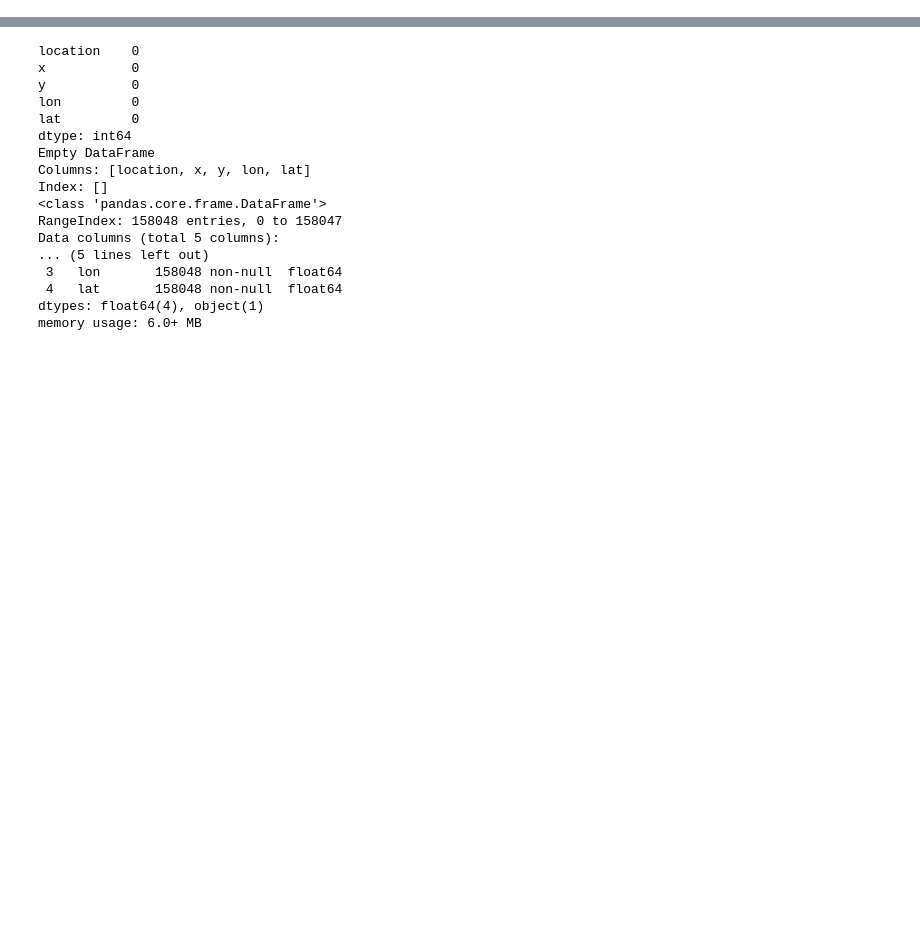
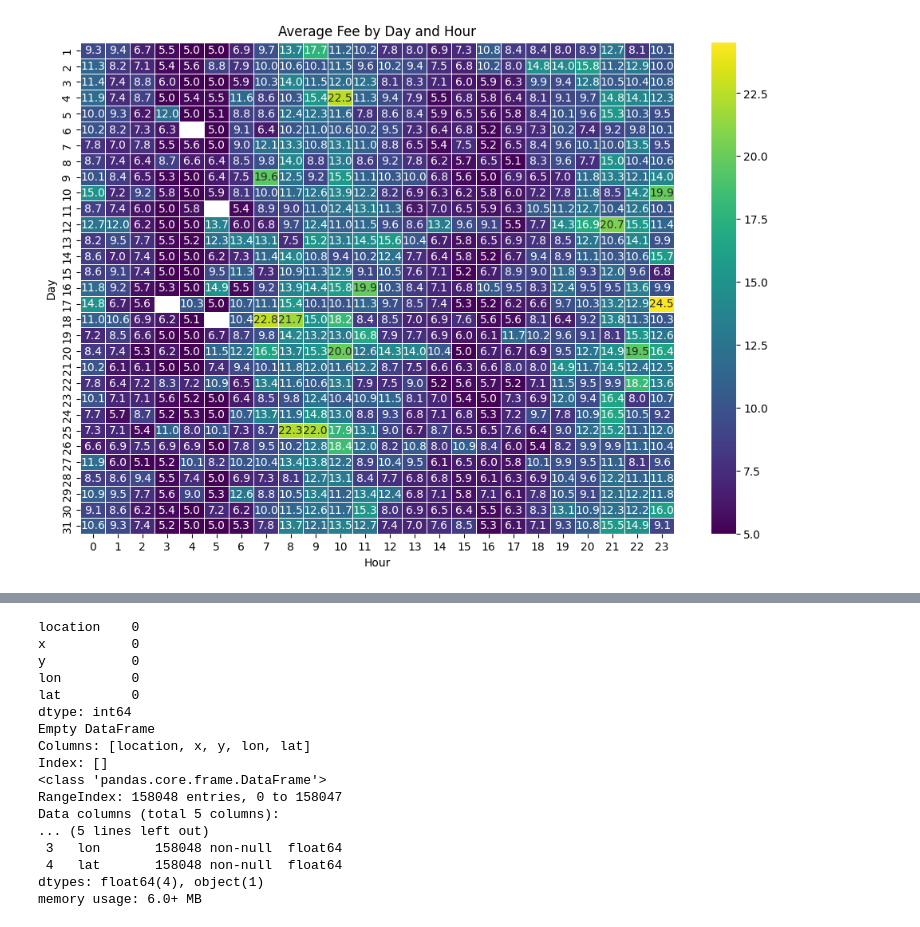
Before and after one commit to nabilalibou/Uber_Fare_Prediction_Explained, a Jupyter notebook: EDA.ipynb, the cells around one changed output, grey strips where cells are left out. Cells and saved outputs as stored; diff of their text form; code cells hidden in the pictures; blank space fills up the shorter version.

```diff
--- a/EDA.ipynb
+++ b/EDA.ipynb
@@ -367 +486,11 @@ uber_data.boxplot(column = "fee",by = "hour")
+# %%
+hourly_daily_fee = uber_data.groupby(['day', 'hour'])['fee'].mean().unstack()
+plt.figure(figsize=(12, 8))
+sns.heatmap(hourly_daily_fee, cmap='viridis', annot=True, fmt=".1f", linewidths=.5)
+plt.title('Average Fee by Day and Hour')
+plt.ylabel('Day')
+plt.xlabel('Hour')
+plt.show()
+# %% [output]
+[figure, added]
 # %% [markdown]
```
Also changed, not shown: parts of 45 cells of this notebook, 1 other file.
